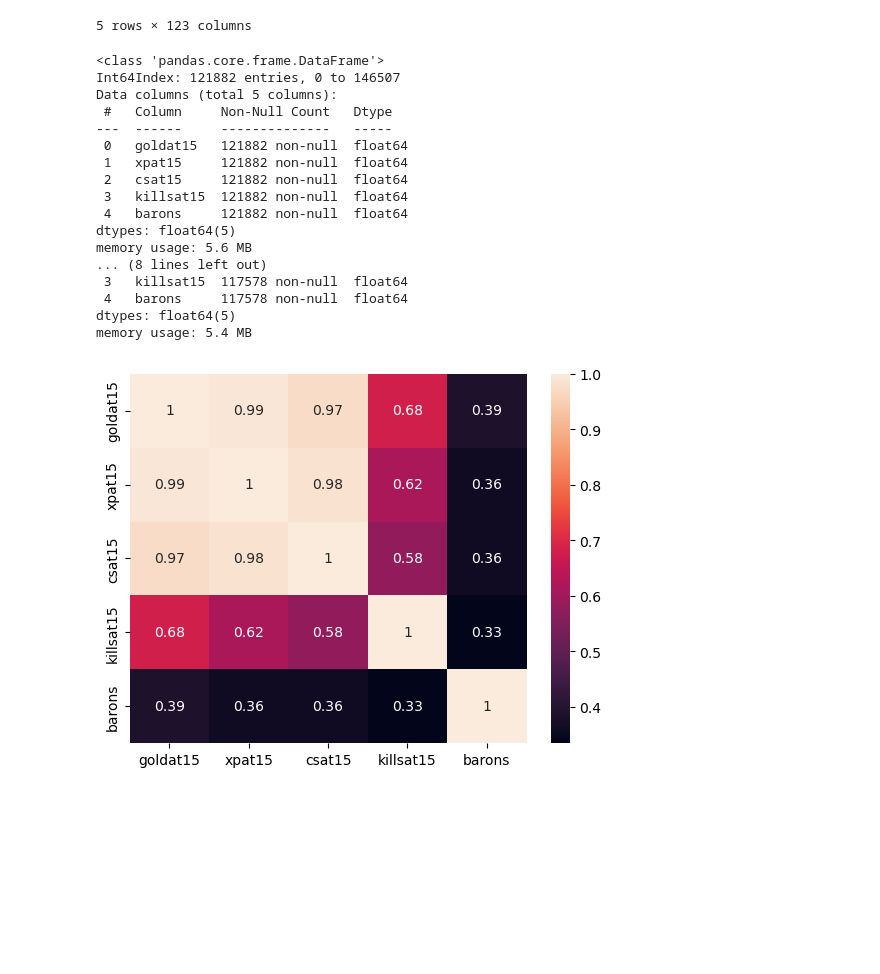
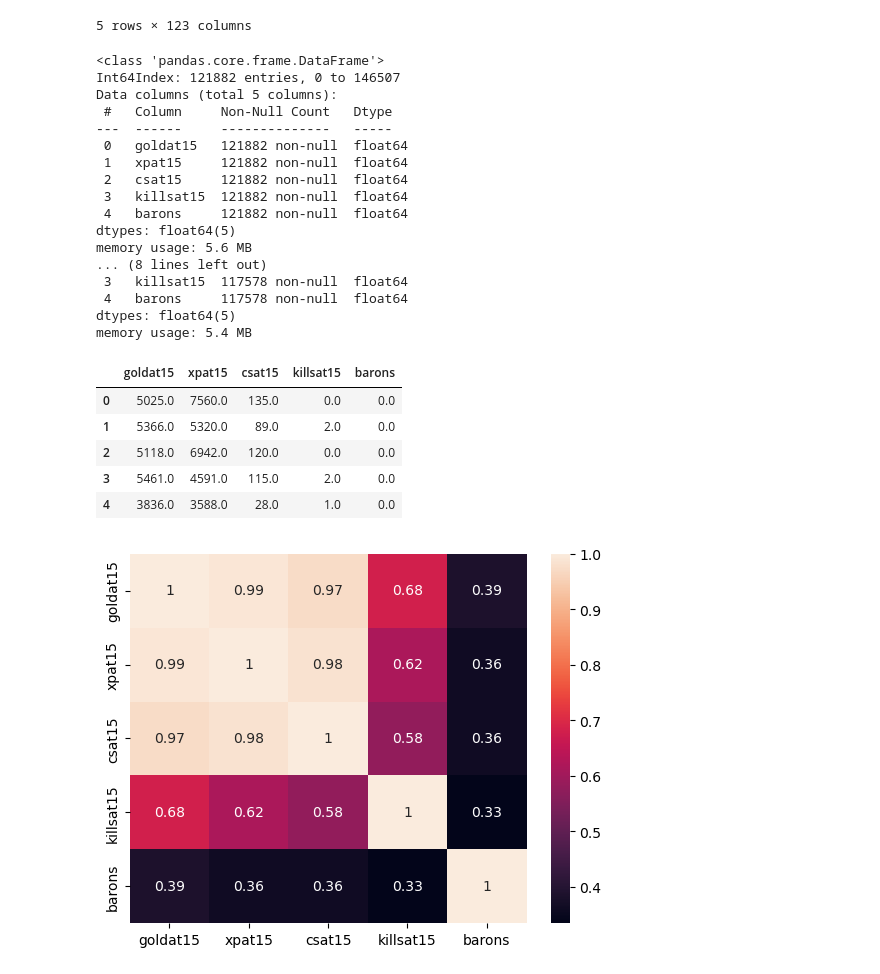
Before and after one commit to Momorhmn/Project2, a Jupyter notebook: lol2022.ipynb, the cells around one changed output. Saved outputs shown, nothing was run; the diff lists cells and outputs as text; code cells hidden in the pictures; blank space fills up the shorter version.

```diff
--- a/lol2022.ipynb
+++ b/lol2022.ipynb
@@ -33,30 +33,36 @@ data.head()
 # %%
 df=data[['goldat15','xpat15','csat15','killsat15','barons']].copy()
 
 df.dropna(axis=0,how='any',inplace=True)
 df.info()
 index_names=df[df['barons']>1].index
 df.drop(index_names,inplace=True)
 df.info()
-print(Df)
+df.head()
 # %% [output]
 <class 'pandas.core.frame.DataFrame'>
 Int64Index: 121882 entries, 0 to 146507
 Data columns (total 5 columns):
  #   Column     Non-Null Count   Dtype
 ---  ------     --------------   -----
  0   goldat15   121882 non-null  float64
  1   xpat15     121882 non-null  float64
  2   csat15     121882 non-null  float64
  3   killsat15  121882 non-null  float64
  4   barons     121882 non-null  float64
 dtypes: float64(5)
 memory usage: 5.6 MB
 ... (8 lines left out)
  3   killsat15  117578 non-null  float64
  4   barons     117578 non-null  float64
 dtypes: float64(5)
 memory usage: 5.4 MB
+|  | goldat15 | xpat15 | csat15 | killsat15 | barons |
+| 0 | 5025.0 | 7560.0 | 135.0 | 0.0 | 0.0 |
+| 1 | 5366.0 | 5320.0 | 89.0 | 2.0 | 0.0 |
+| 2 | 5118.0 | 6942.0 | 120.0 | 0.0 | 0.0 |
+| 3 | 5461.0 | 4591.0 | 115.0 | 2.0 | 0.0 |
+| 4 | 3836.0 | 3588.0 | 28.0 | 1.0 | 0.0 |
 # %%
 sns.heatmap(df.corr(),annot=True)
 plt.show()
```
